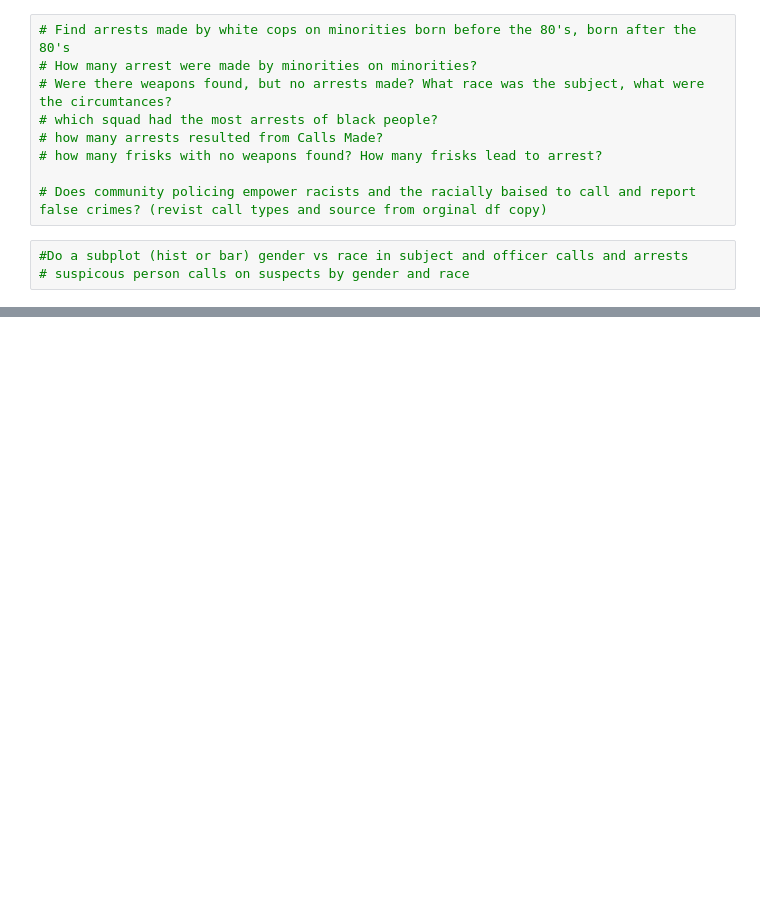
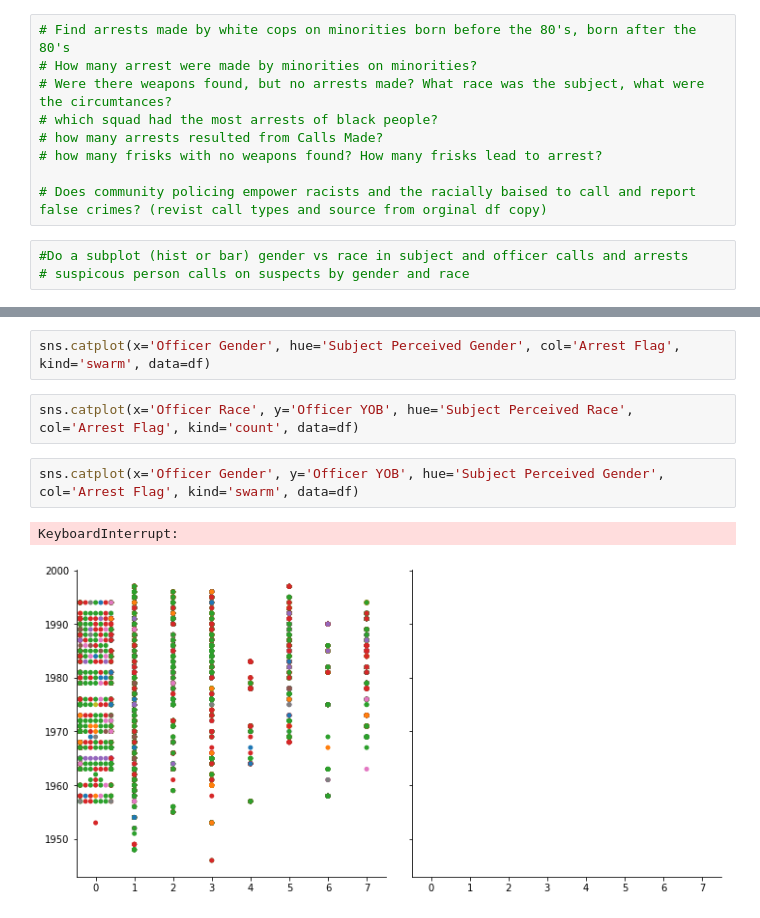
Before and after one commit to EricaSG/Mod3Project, a Jupyter notebook: Data_Understanding_EDA.ipynb, the cells around one changed output, grey strips where cells are left out. Cells and saved outputs as stored; diff of their text form; blank space fills up the shorter version.

```diff
--- a/Data_Understanding_EDA.ipynb
+++ b/Data_Understanding_EDA.ipynb
@@ -111,0 +113,9 @@ df.groupby(['Officer YOB', 'Officer Race', 'Subject Perceived Race']).median().h
+# %%
+sns.catplot(x='Officer Gender', hue='Subject Perceived Gender', col='Arrest Flag', kind='swarm', data=df)
+# %%
+sns.catplot(x='Officer Race', y='Officer YOB', hue='Subject Perceived Race', col='Arrest Flag', kind='count', data=df)
+# %%
+sns.catplot(x='Officer Gender', y='Officer YOB', hue='Subject Perceived Gender', col='Arrest Flag', kind='swarm', data=df)
+# %% [output]
+KeyboardInterrupt:
+[figure, added]
```
Also changed, not shown: parts of 13 cells of this notebook.
